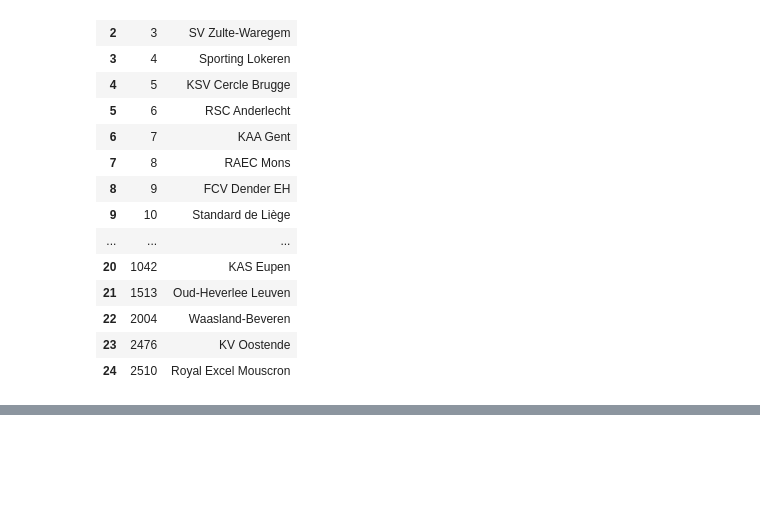
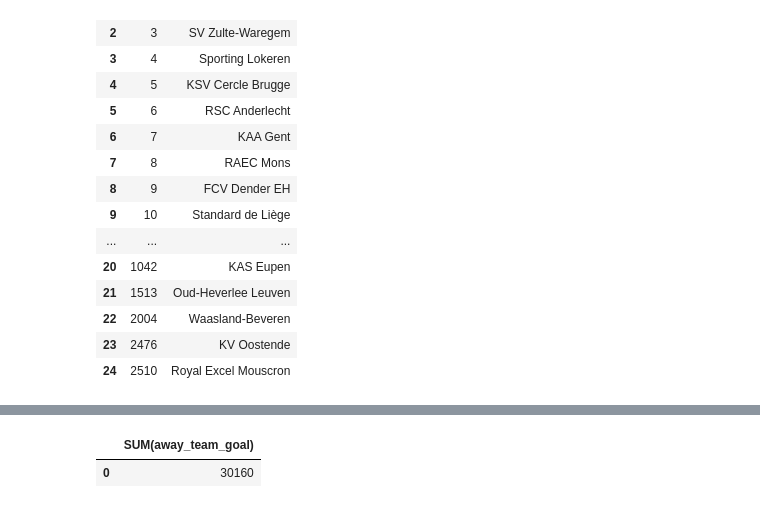
Before and after one commit to jholiner/Talento_Tech, a Jupyter notebook: Laboratorio_2.ipynb, the cells around one changed output, grey strips where cells are left out. Saved outputs shown, nothing was run; the diff lists cells and outputs as text; code cells hidden in the pictures; blank space fills up the shorter version.

```diff
--- a/Laboratorio_2.ipynb
+++ b/Laboratorio_2.ipynb
@@ -367,0 +453,10 @@ teams
+# %%
+query = """SELECT SUM(away_team_goal)
+           FROM Match;"""
+
+#No modificar lo siguiente:
+sum_awayteam = pd.read_sql(query, conn)
+sum_awayteam
+# %% [output]
+|  | SUM(away_team_goal) |
+| 0 | 30160 |
```
Also changed, not shown: parts of 11 cells of this notebook.
